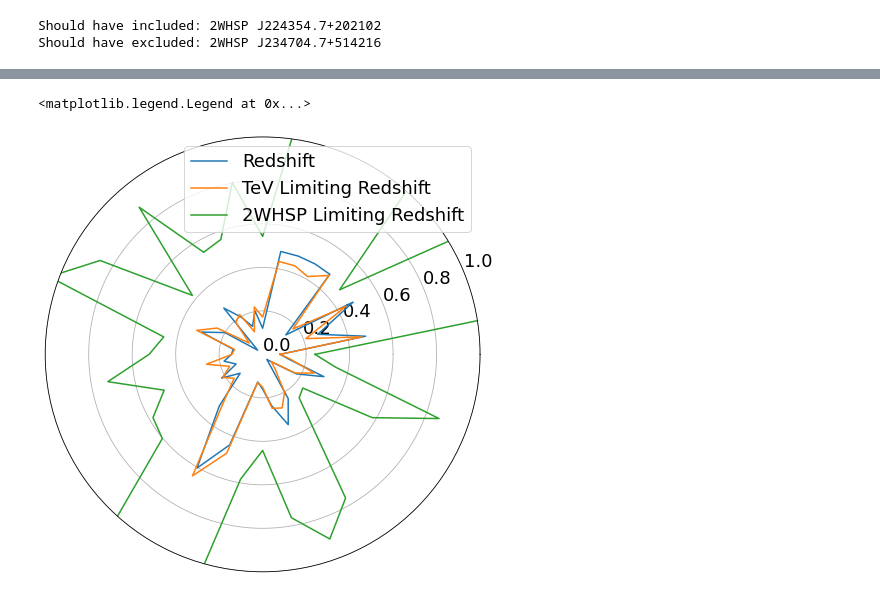
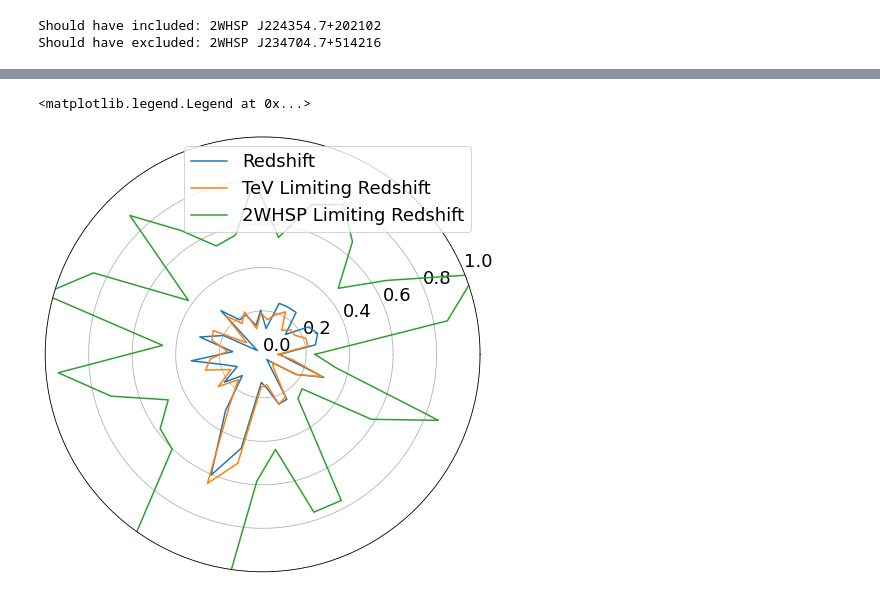
Before and after one commit to aribrill/lf-simulation, a Jupyter notebook: LF_calculation.ipynb, the cells around one changed output, grey strips where cells are left out. Drawn from its saved outputs; the diff is of its cells as text; code cells hidden in the pictures.

```diff
--- a/LF_calculation.ipynb
+++ b/LF_calculation.ipynb
@@ -324,6 +324,7 @@ def process_veritas_data(raw_data, dataset):
         return np.clip(simulated_z, 0, None)
 
 
+    usable_archival_frac = 0.7
     datasets = {
         'year1': raw_data.year1_hours,
         'legacy': raw_data.legacy_hours,
@@ -337,7 +338,8 @@ def process_veritas_data(raw_data, dataset):
         'index': (simulate_index(raw_data.tevcat_index.to_numpy()), u.dimensionless_unscaled,
                   "Spectral Index"),
         'z': (simulate_redshift(raw_data.z.to_numpy()), u.dimensionless_unscaled, "Redshift"),
-        'exposure': ((raw_data.archival_hours + datasets[dataset]).to_numpy(), u.hr, "Exposure\n[hr]"),
+        'exposure': ((raw_data.archival_hours*usable_archival_frac + datasets[dataset]).to_numpy(), u.hr,
+                     "Exposure\n[hr]"),
         'fom': (raw_data.figure_of_merit.to_numpy(), u.dimensionless_unscaled, "2WHSP Figure of Merit"),
     }
 
@@ -396,7 +398,7 @@ def generate_data(raw_data, dataset):
 
     return data, labels, value
 # %%
-data, labels, value = generate_data(raw_data, dataset='year1')  # dataset = 'year1' or 'legacy'
+data, labels, value = generate_data(raw_data, dataset='legacy')  # dataset = 'year1' or 'legacy'
 
 for key in ['obs_luminosity', 'deabs_luminosity', 'z']:
     print("Min/max {}: {:.04}, {:.04}".format(key, np.min(value(key)), np.max(value(key))))
@@ -471,25 +473,31 @@ def limiting_spectrum_to_redshift(spectrum, bin_edges, luminosity, index):
 # Compare the limiting redshifts from the actual VERITAS observations
 # to those from the selection flux limit
 
-limiting_whsp_fluxes = np.ones(value('whsp_luminosity').size) * min_nu_f_nu
-limiting_whsp_z = limiting_eflux_to_redshift(limiting_whsp_fluxes, value('whsp_luminosity'),
-                                             synchrotron_peak_index)
-limiting_vts_fluxes = vts_sensitivity_flux(value('exposure'))
-limiting_vts_spectra, limiting_vts_bin_edges = get_spectrum(limiting_vts_fluxes, value('index'),
-                                                            e_min=e_min, e_max=u.TeV/(3*value('z')),
-                                                            num_bins=num_bins)
-limiting_tev_z = limiting_spectrum_to_redshift(limiting_vts_spectra, limiting_vts_bin_edges,
-                                               value('deabs_luminosity'), value('index'))
+def calculate_limiting_redshifts(value, min_nu_f_nu=min_nu_f_nu, synchrotron_peak_index=synchrotron_peak_index,
+                                 e_min=e_min, num_bins=num_bins):
+    limiting_whsp_fluxes = np.ones(value('whsp_luminosity').size) * min_nu_f_nu
+    limiting_whsp_z = limiting_eflux_to_redshift(limiting_whsp_fluxes, value('whsp_luminosity'),
+                                                 synchrotron_peak_index)
+    limiting_vts_fluxes = vts_sensitivity_flux(value('exposure'))
+    limiting_vts_spectra, limiting_vts_bin_edges = get_spectrum(limiting_vts_fluxes, value('index'),
+                                                                e_min=e_min, e_max=u.TeV/(3*value('z')),
+                                                                num_bins=num_bins)
+    limiting_tev_z = limiting_spectrum_to_redshift(limiting_vts_spectra, limiting_vts_bin_edges,
+                                                   value('deabs_luminosity'), value('index'))
 
-min_z = np.minimum(limiting_whsp_z, limiting_tev_z)
-detected = value('z') < min_z
-print("{}/{} sources detected".format(sum(detected), len(min_z)))
+    zs = {
+        "Redshift": value('z'),
+        "TeV Limiting Redshift": limiting_tev_z,
+        "2WHSP Limiting Redshift": limiting_whsp_z
+    }
 
-zs = {
-    "Redshift": value('z'),
-    "TeV Limiting Redshift": limiting_tev_z,
-    "2WHSP Limiting Redshift": limiting_whsp_z
-}
+    min_z = np.minimum(limiting_whsp_z, limiting_tev_z)
+    detected = value('z') < min_z
+    print("{}/{} sources detected.".format(sum(detected), len(min_z)))
+
+    return zs, min_z, detected
+
+zs, min_z, detected = calculate_limiting_redshifts(value)
 
 ax = plt.subplot(111, polar=True)
 for label, arr in zs.items():
@@ -523,5 +531,5 @@ TeV Limiting Redshift: [0.08064516 0.46370968 0.21169355 0.44354839 0.18145161 0
 <matplotlib.legend.Legend at 0x...>
-[figure, old version]
+[figure, new version]
 # %%
 # Define LF functional forms to test different models, following a simplified version of Ajello et al. (2014)
 # The following simplifications are made:
```
Also changed, not shown: parts of 17 cells of this notebook.
